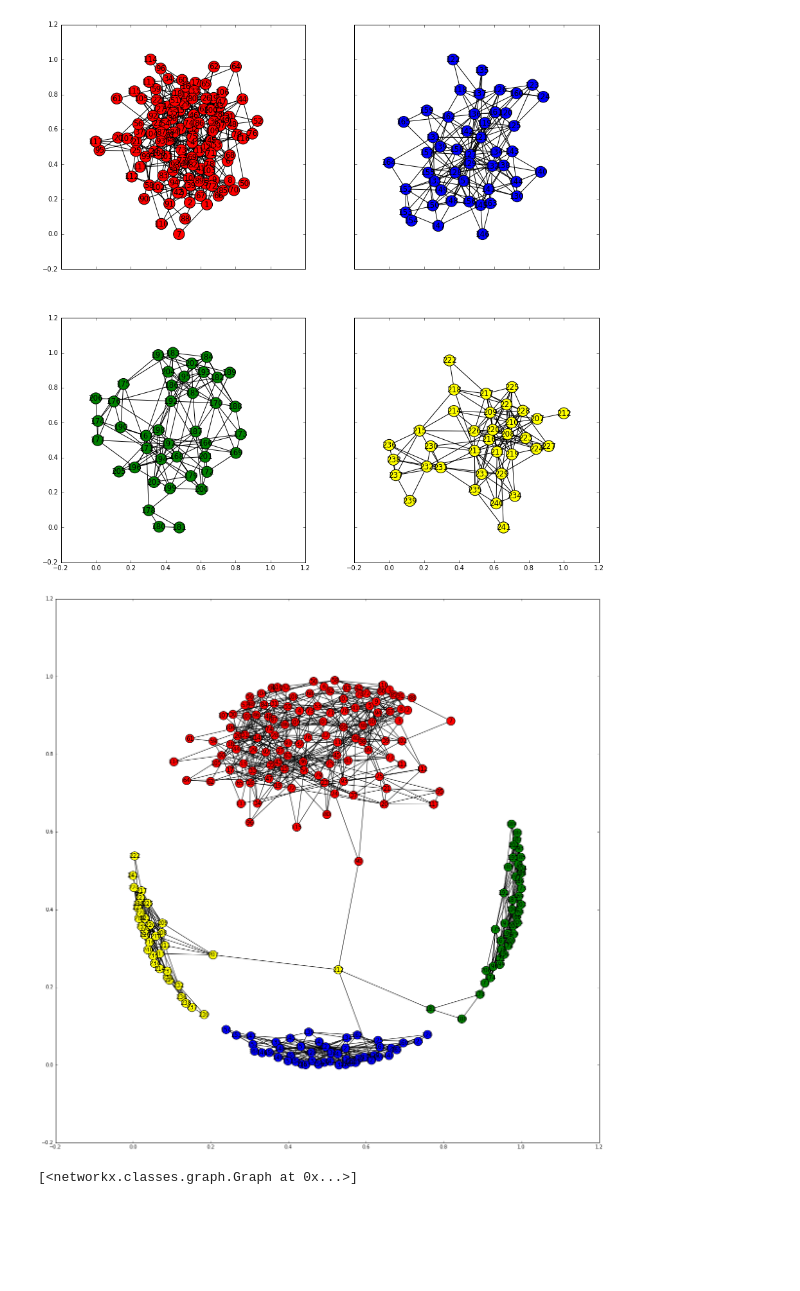
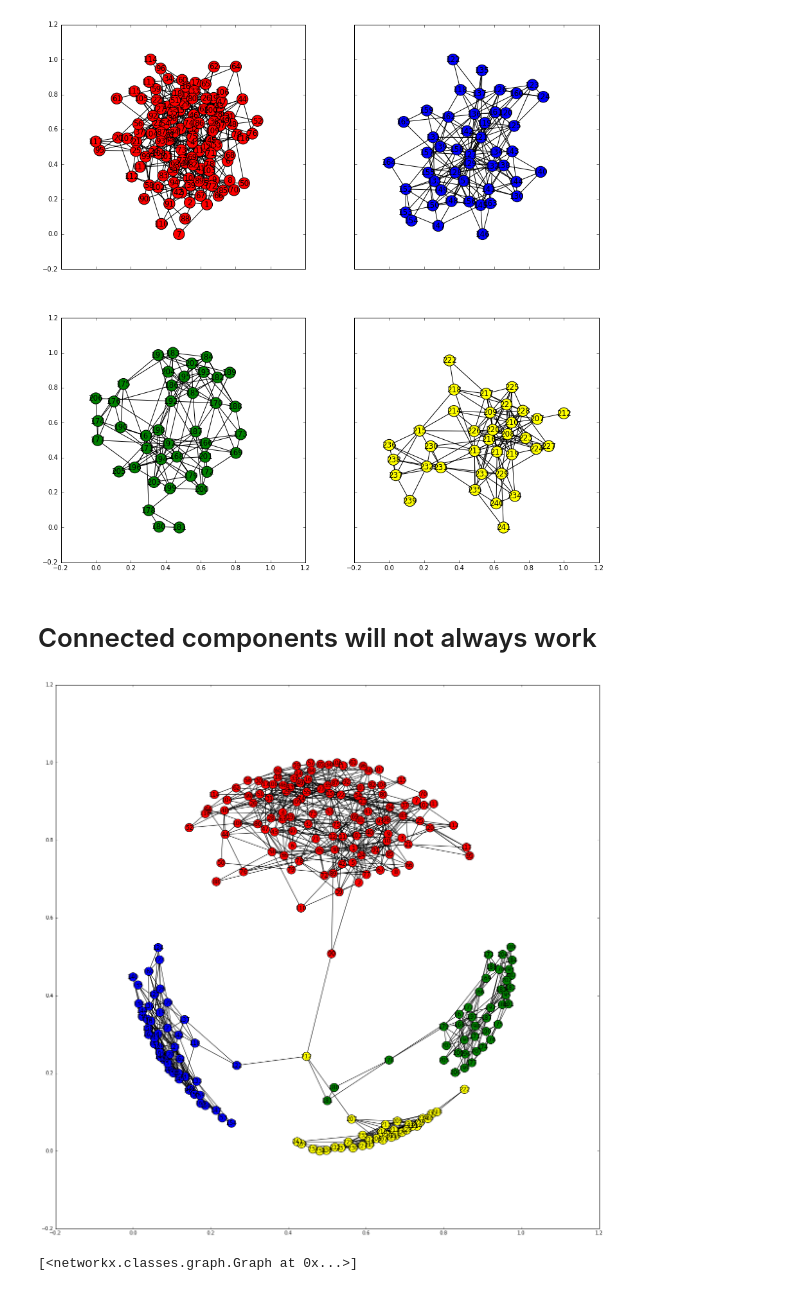
Before and after one commit to womenindatascienceatx/wids_network_analysis, a Jupyter notebook: network_analysis.ipynb, the cells around one changed output. Saved outputs shown, nothing was run; the diff lists cells and outputs as text; code cells hidden in the pictures; blank space fills up the shorter version.

```diff
--- a/network_analysis.ipynb
+++ b/network_analysis.ipynb
@@ -267,24 +267,27 @@ for i, g in enumerate(subgraphs):
     nx.draw_networkx(g, nodelist=nodes, edgelist=edges, ax=axes[pos_map[i]], fig=fig, edgeprops=edgeprops, node_color=nodecolor)
 # %% [output]
 [figure]
+# %% [markdown]
+# Connected components will not always work
 # %%
 ''' Adding connections across groups '''
+G_phys_connected = nx.Graph.copy(G_phys)
 
-G_phys.add_edge(212,181)
-G_phys.add_edge(212,122)
-G_phys.add_edge(212,90)
+G_phys_connected.add_edge(212,181)
+G_phys_connected.add_edge(212,122)
+G_phys_connected.add_edge(212,90)
 
-nodes = sorted(G_phys.nodes())
-edges = G_phys.edges()
+nodes = sorted(G_phys_connected.nodes())
+edges = G_phys_connected.edges()
 edgeprops = dict(alpha=0.1)
 
 
 fig = plt.figure(figsize=(20,20))
 ax = fig.add_subplot(111)
 # initial_pos = nx.random_layout(G_phys)
 # initial_pos[212] = (0,0)
 
-nx.draw_networkx(G_phys,pos=nx.spring_layout(G_phys), nodelist=nodes, edgelist=edges, ax=ax, fig=fig, edgeprops=edgeprops, node_color=nodecolor)
+nx.draw_networkx(G_phys_connected,pos=nx.spring_layout(G_phys_connected), nodelist=nodes, edgelist=edges, ax=ax, fig=fig, edgeprops=edgeprops, node_color=nodecolor)
 # %% [output]
-[figure, old version]
+[figure, new version]
 # %%
```
Also changed, not shown: parts of 6 cells of this notebook.
